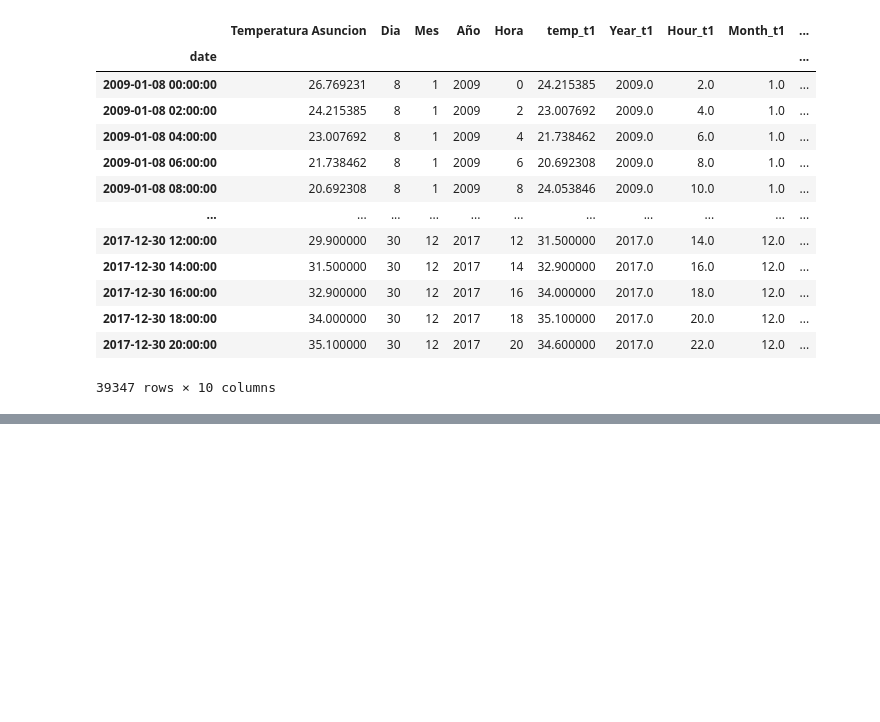
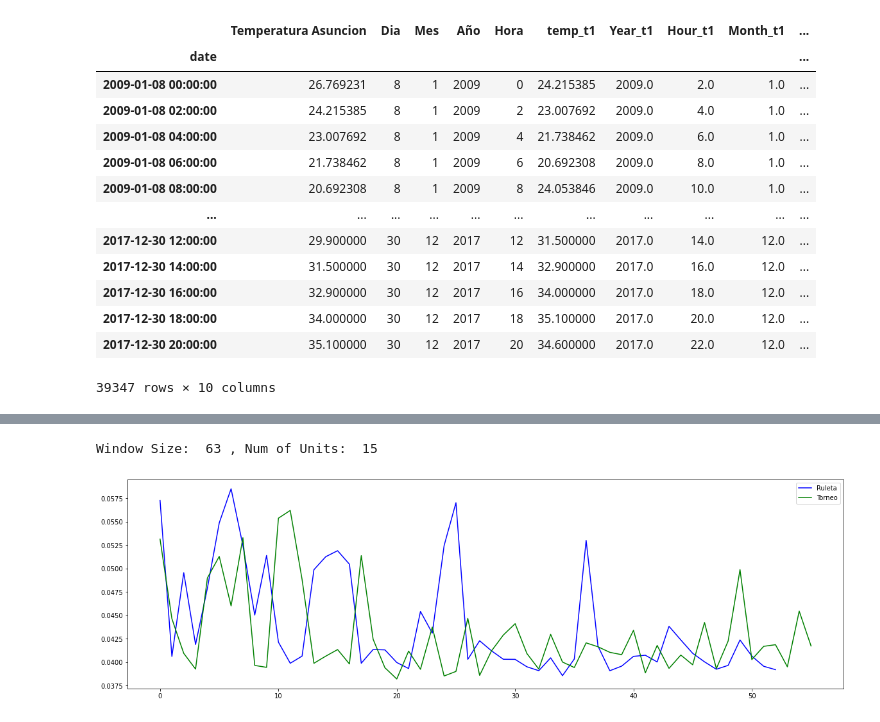
Before and after one commit to gmfv/Prediccion-de-Temperatura-Asuncion, a Jupyter notebook: AlgoritmoGenetico.ipynb, the cells around one changed output, grey strips where cells are left out. Saved outputs shown, nothing was run; the diff lists cells and outputs as text; code cells hidden in the pictures; blank space fills up the shorter version.

```diff
--- a/AlgoritmoGenetico.ipynb
+++ b/AlgoritmoGenetico.ipynb
@@ -202,0 +218,19 @@ Window Size:  24 , Num of Units:  0
+# %%
+RMSE_roulette = []
+creator.create('FitnessMin2', base.Fitness, weights = (-1.0,))
+creator.create('Individual2', list , fitness = creator.FitnessMin2)
+
+toolbox = base.Toolbox()
+toolbox.register('binary', bernoulli.rvs, 0.5)
+toolbox.register('individual', tools.initRepeat, creator.Individual2, toolbox.binary,
+n = gene_length)
+toolbox.register('population', tools.initRepeat, list , toolbox.individual)
+toolbox.register('mate', tools.cxOrdered)
+toolbox.register('mutate', tools.mutShuffleIndexes, indpb = 0.6)
+toolbox.register('select', tools.selRoulette)
+toolbox.register('evaluate', train_evaluate)
+
+population = toolbox.population(n = population_size)
+#population = lista de individuos; cxpb probabilidad de aparear dos individuos; mutpb probabilidad de mutar un individuo;  ngen numero de generaciones;
+r = algorithms.eaSimple(population, toolbox, cxpb = 0.4, mutpb = 0.1,
+                        ngen = num_generations, verbose = False)
@@ -202,0 +255,23 @@ Window Size:  24 , Num of Units:  0
+# %%
+# Print top N solutions - (1st only, for now)
+best_individuals = tools.selBest(population,k = 1)
+best_window_size = None
+best_num_units = None
+
+for bi in best_individuals:
+    window_size_bits = BitArray(bi[0:6])
+    num_units_bits = BitArray(bi[6:])
+    best_window_size = window_size_bits.uint
+    best_num_units = num_units_bits.uint
+    print('\nWindow Size: ', best_window_size, ', Num of Units: ', best_num_units)
+# %% [output]
+Window Size:  63 , Num of Units:  15
+# %%
+plt.figure(figsize= (20,6))
+plt.plot(linewidth=0.5)
+plt.plot(RMSE_roulette, 'b', label="Ruleta")
+plt.plot(RMSE, 'g', label="Torneo")
+plt.legend()
+plt.show()
+# %% [output]
+[figure, added]
```
Also changed, not shown: parts of 6 cells of this notebook.
